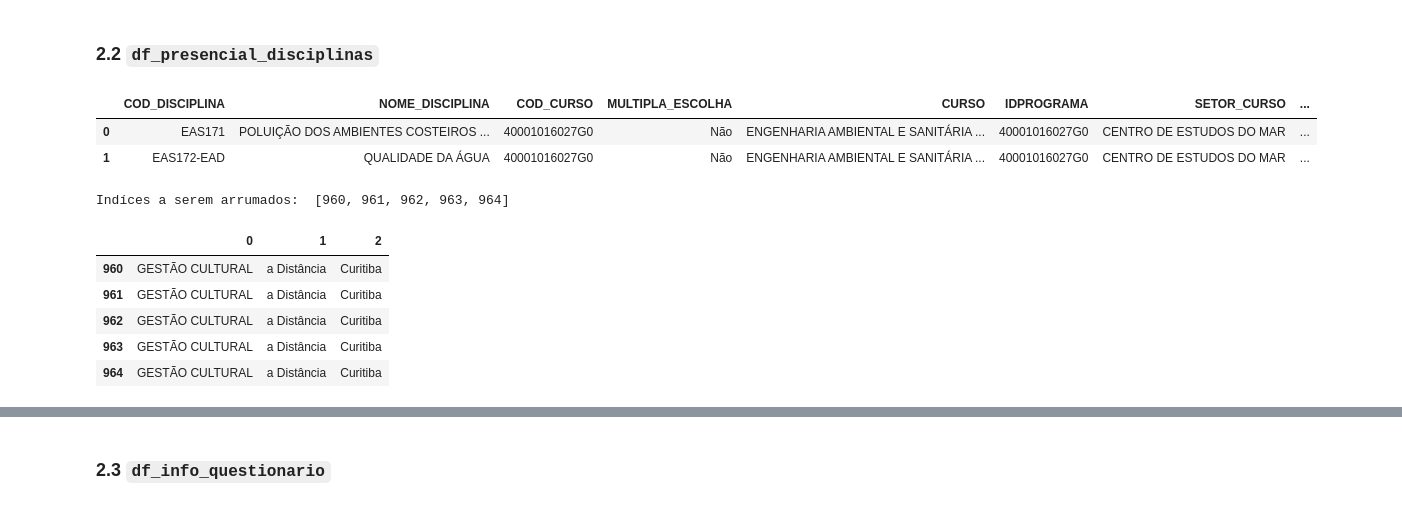
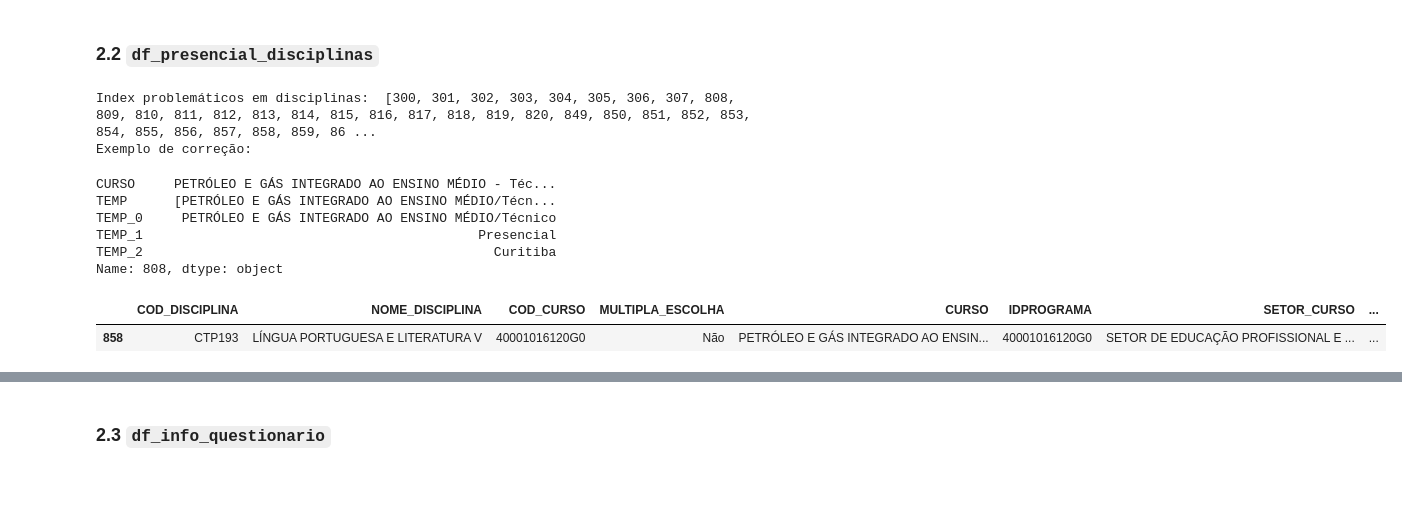
Before and after one commit to IronZiiz/Hackthon_mathmorphosis, a Jupyter notebook: data/processed/Presencial2025/preprocessing_dados_presencial.ipynb, the cells around one changed output, grey strips where cells are left out. Cells and saved outputs as stored; diff of their text form; code cells hidden in the pictures.

```diff
--- a/data/processed/Presencial2025/preprocessing_dados_presencial.ipynb
+++ b/data/processed/Presencial2025/preprocessing_dados_presencial.ipynb
@@ -34,3 +54,31 @@ def dist_variavel(df,column,savefig=True,path_to_dir='./temp_images_presencial/'
+# %%
+def separate_column_by(df, char, column,fix_func,return_columns='TEMP'):
+    df_temp = df.copy()
+
+    df_temp['TEMP'] = df_temp[column].str.strip().str.split(char)
+
+    # display(df_temp[['TEMP']])
+
+    df_temp['TEMP'] = df_temp['TEMP'].apply(
+        lambda x: [item.strip() for item in x] if isinstance(x, list) else x
+    )
+
+    df_temp['SIZE'] = df_temp['TEMP'].str.len()
+
+    indices_problematicos = df_temp[df_temp['SIZE'] > 3].index.tolist()
+
+
+    if fix_func:
+        df_temp['TEMP'] = df_temp['TEMP'].apply(fix_func)
+        df_temp['SIZE'] = df_temp['TEMP'].str.len()
+
+
+    for i in range(int(df_temp['SIZE'].max())):
+        df_temp[f'{return_columns}_{i}'] = df_temp['TEMP'].str[i]
+
+    df_temp = df_temp.drop(columns=['SIZE'])
+
+    return df_temp,indices_problematicos
 # %% [markdown]
 ### 2.1 `df_presencial_cursos`
 
@@ -87,39 +183,27 @@ df_presencial_cursos.head()
 # %% [markdown]
 ### 2.2 `df_presencial_disciplinas`
 # %%
-df_presencial_disciplinas['TEMP'] = df_presencial_disciplinas['CURSO'].str.split('-').apply(lambda x: [item.strip() for item in x])
-df_presencial_disciplinas.head(2)
+df_disciplinas,index_problema_disciplinas = separate_column_by(df_disciplinas,char='-',column='CURSO',fix_func=fix_split_CURSO)
-# %% [output]
-|  | COD_DISCIPLINA | NOME_DISCIPLINA | COD_CURSO | MULTIPLA_ESCOLHA | CURSO | IDPROGRAMA | SETOR_CURSO | ... |
-| 0 | EAS171 | POLUIÇÃO DOS AMBIENTES COSTEIROS ... | 40001016027G0 | Não | ENGENHARIA AMBIENTAL E SANITÁRIA ... | 40001016027G0 | CENTRO DE ESTUDOS DO MAR | ... |
-| 1 | EAS172-EAD | QUALIDADE DA ÁGUA | 40001016027G0 | Não | ENGENHARIA AMBIENTAL E SANITÁRIA ... | 40001016027G0 | CENTRO DE ESTUDOS DO MAR | ... |
 # %%
-
-
-df_presencial_disciplinas['MODALIDADE'] = df_presencial_disciplinas['TEMP'].str[1]
-df_presencial_disciplinas['LOCAL'] = df_presencial_disciplinas['TEMP'].str[2]
-df_presencial_disciplinas['CURSO'] = df_presencial_disciplinas['TEMP'].str[0]
-
-df_presencial_disciplinas
-
-columns = ['MODALIDADE','LOCAL']
-for i in columns:
-    dist_variavel(df_presencial_disciplinas,i,title=f'disciplinas/Distribuicao_de_{i}_before')
+print('Index problemáticos em disciplinas: ',index_problema_disciplinas)
+print('Exemplo de correção: ')
+display(df_disciplinas.loc[random.choice(index_problema_disciplinas),['CURSO','TEMP','TEMP_0','TEMP_1','TEMP_2']])
+# %% [output]
+Index problemáticos em disciplinas:  [300, 301, 302, 303, 304, 305, 306, 307, 808, 809, 810, 811, 812, 813, 814, 815, 816, 817, 818, 819, 820, 849, 850, 851, 852, 853, 854, 855, 856, 857, 858, 859, 86 ...
+Exemplo de correção:
+CURSO     PETRÓLEO E GÁS INTEGRADO AO ENSINO MÉDIO - Téc...
+TEMP      [PETRÓLEO E GÁS INTEGRADO AO ENSINO MÉDIO/Técn...
+TEMP_0     PETRÓLEO E GÁS INTEGRADO AO ENSINO MÉDIO/Técnico
+TEMP_1                                           Presencial
+TEMP_2                                             Curitiba
+Name: 808, dtype: object
 # %%
-counts = df_presencial_disciplinas['MODALIDADE'].value_counts()
-low_modalidades = counts[counts < 10].index
-indices_disciplinas = df_presencial_disciplinas[df_presencial_disciplinas['MODALIDADE'].isin(low_modalidades)].index.tolist()
-print('Indíces a serem arrumados: ',indices_disciplinas)
+if 'TEMP_0' in df_disciplinas.columns:
+    df_disciplinas['CURSO'] = df_disciplinas['TEMP_0']
+    df_disciplinas = df_disciplinas.rename(columns={'TEMP_1':'MODALIDADE',
+                                                'TEMP_2':'LOCAL'}).drop(columns=['TEMP_0']).reset_index(drop=True)
 
-df_temp = df_presencial_disciplinas.loc[indices_disciplinas,:]
-
-df_temp_expanded = pd.DataFrame(df_temp['TEMP'].tolist(), index=df_temp.index)
-display(df_temp_expanded)
+df_disciplinas.loc[index_problema_disciplinas].sample(n=1, random_state=42)
 # %% [output]
-Indíces a serem arrumados:  [960, 961, 962, 963, 964]
-|  | 0 | 1 | 2 |
-| 960 | GESTÃO CULTURAL | a Distância | Curitiba |
-| 961 | GESTÃO CULTURAL | a Distância | Curitiba |
-| 962 | GESTÃO CULTURAL | a Distância | Curitiba |
-| 963 | GESTÃO CULTURAL | a Distância | Curitiba |
-| 964 | GESTÃO CULTURAL | a Distância | Curitiba |
+|  | COD_DISCIPLINA | NOME_DISCIPLINA | COD_CURSO | MULTIPLA_ESCOLHA | CURSO | IDPROGRAMA | SETOR_CURSO | ... |
+| 858 | CTP193 | LÍNGUA PORTUGUESA E LITERATURA V | 40001016120G0 | Não | PETRÓLEO E GÁS INTEGRADO AO ENSIN... | 40001016120G0 | SETOR DE EDUCAÇÃO PROFISSIONAL E ... | ... |
```
Also changed, not shown: parts of 36 cells of this notebook, 5 other files.
